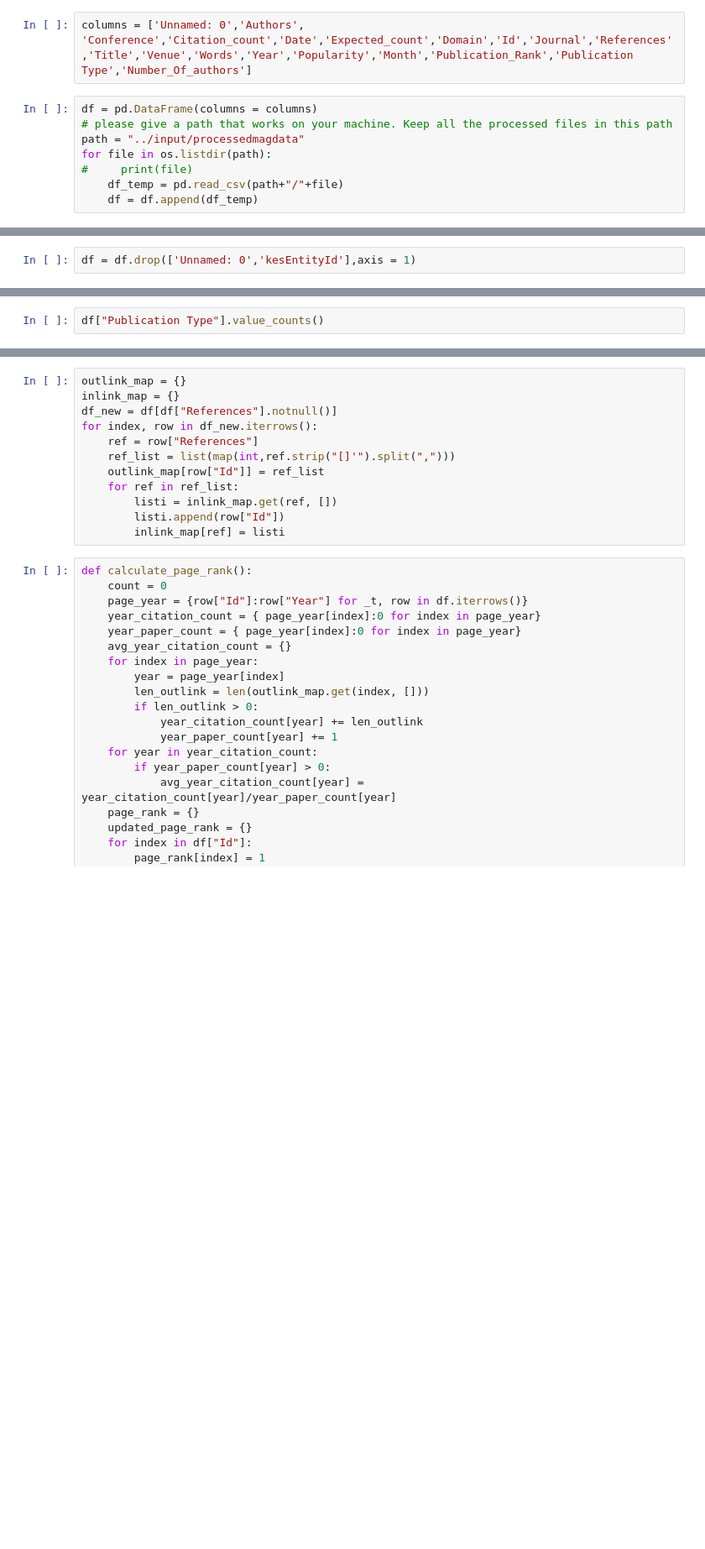
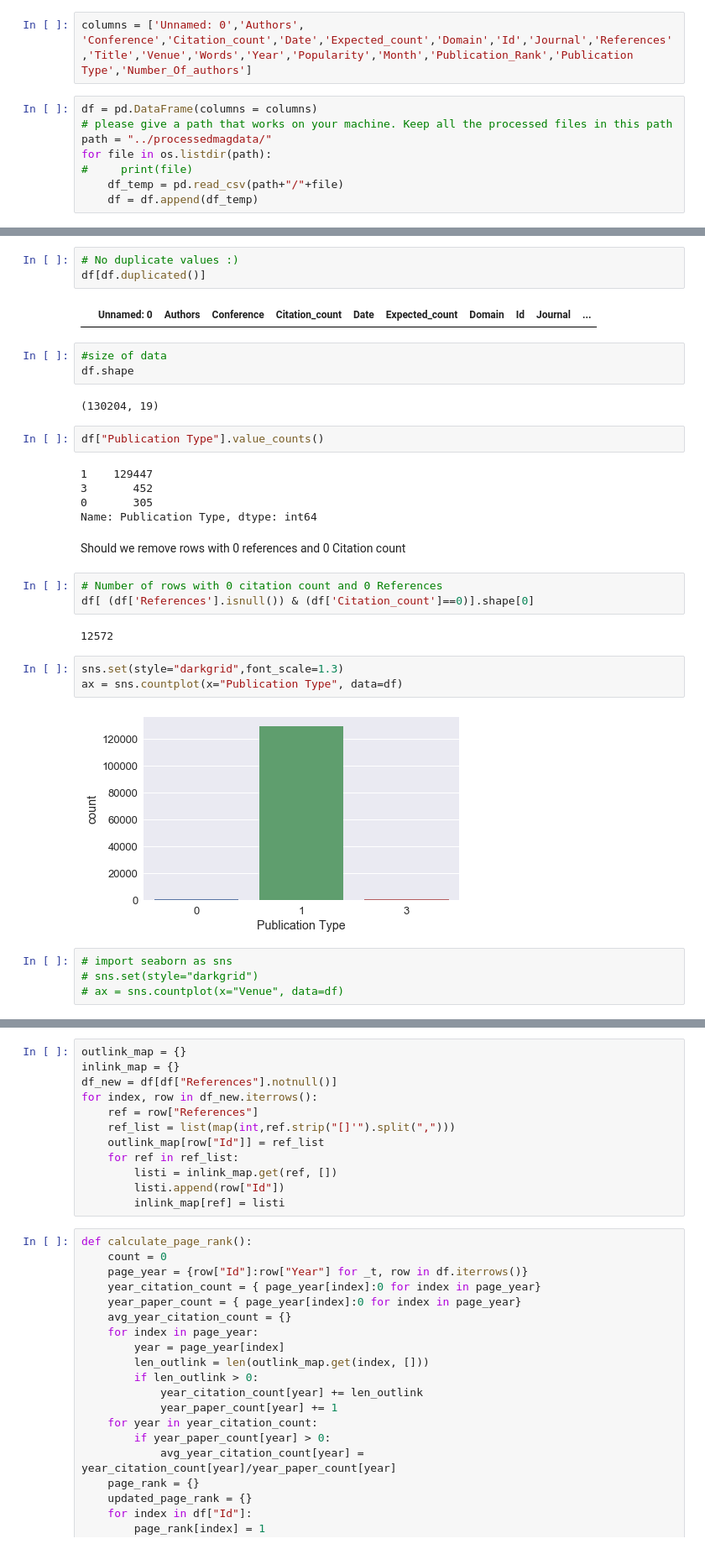
Before and after one commit to divvyam/APR, a Jupyter notebook: mag.ipynb, the cells around one changed output, grey strips where cells are left out. Shown at 84% size. Saved outputs shown, nothing was run; the diff lists cells and outputs as text; blank space fills up the shorter version.

Commit message:
adding more graphs, correcting older ones and added some insights

```diff
--- a/mag.ipynb
+++ b/mag.ipynb
@@ -149,7 +187,7 @@ columns = ['Unnamed: 0','Authors', 'Conference','Citation_count','Date','Expecte
 # %%
 df = pd.DataFrame(columns = columns)
 # please give a path that works on your machine. Keep all the processed files in this path
-path = "../input/processedmagdata"
+path = "../processedmagdata/"
 for file in os.listdir(path):
 #     print(file)
     df_temp = pd.read_csv(path+"/"+file)
@@ -159,2 +194,0 @@ df.head()
-# %%
-df = df.drop(['Unnamed: 0','kesEntityId'],axis = 1)
@@ -163,2 +218,33 @@ df.shape
+# %%
+# No duplicate values :)
+df[df.duplicated()]
+# %% [output]
+|  | Unnamed: 0 | Authors | Conference | Citation_count | Date | Expected_count | Domain | Id | Journal | ... |
+# %%
+#size of data
+df.shape
+# %% [output]
+(130204, 19)
 # %%
 df["Publication Type"].value_counts()
+# %% [output]
+1    129447
+3       452
+0       305
+Name: Publication Type, dtype: int64
+# %% [markdown]
+Should we remove rows with 0 references and 0 Citation count
+# %%
+# Number of rows with 0 citation count and 0 References
+df[ (df['References'].isnull()) & (df['Citation_count']==0)].shape[0]
+# %% [output]
+12572
+# %%
+sns.set(style="darkgrid",font_scale=1.3)
+ax = sns.countplot(x="Publication Type", data=df)
+# %% [output]
+[figure, added]
+# %%
+# import seaborn as sns
+# sns.set(style="darkgrid")
+# ax = sns.countplot(x="Venue", data=df)
```
Also changed, not shown: parts of 21 cells of this notebook.
